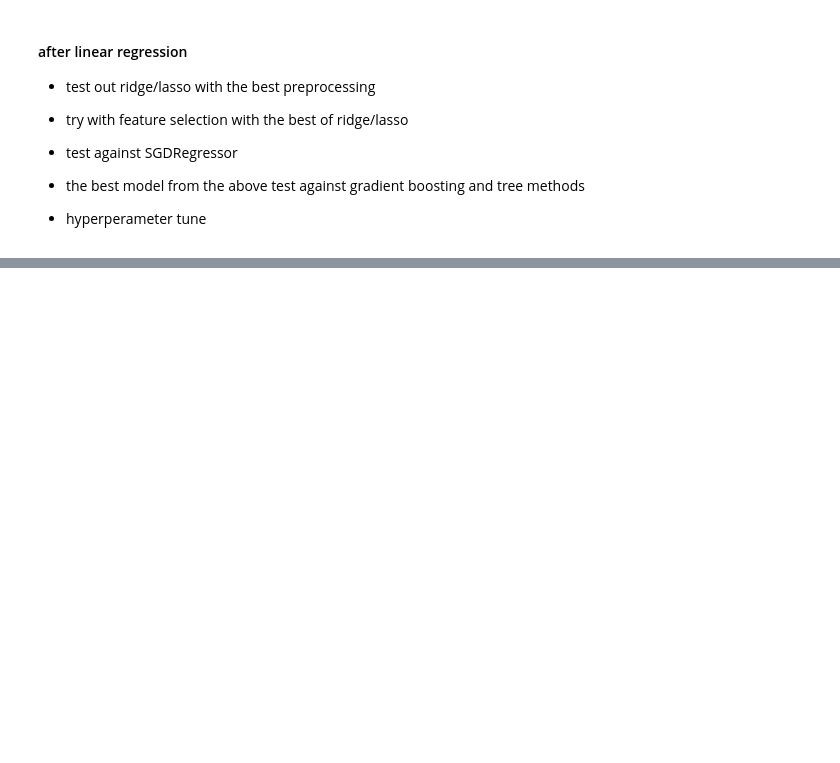
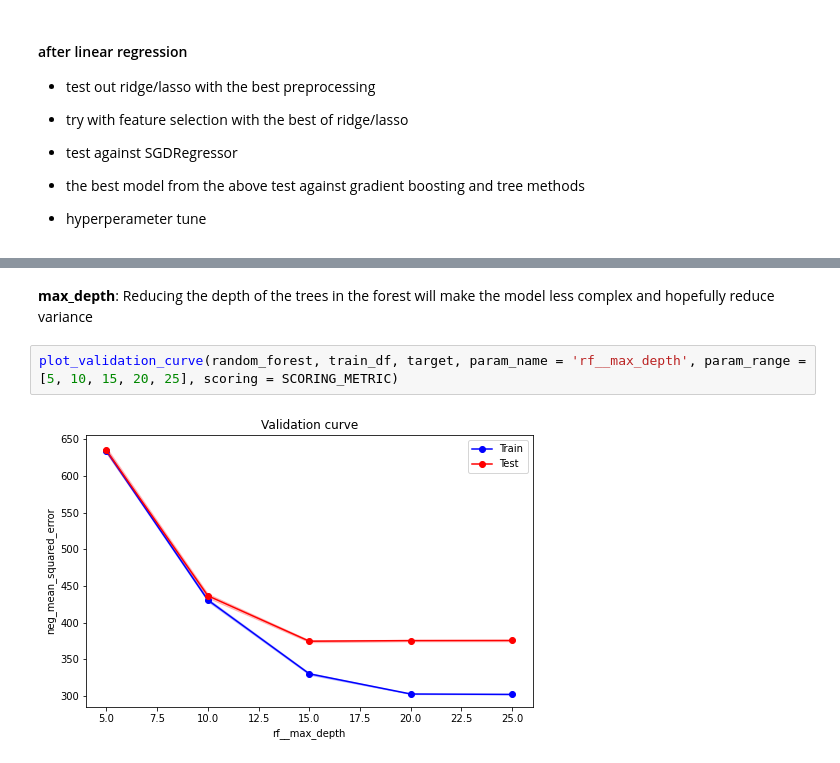
Before and after one commit to scottwiles/salary_prediction, a Jupyter notebook: notebooks/modeling.ipynb, the cells around one changed output, grey strips where cells are left out. Saved outputs shown, nothing was run; the diff lists cells and outputs as text; blank space fills up the shorter version.

```diff
--- a/notebooks/modeling.ipynb
+++ b/notebooks/modeling.ipynb
@@ -260,0 +347,6 @@ cross_validate(test_rf, train_df, target, return_train_score = True, scoring = S
+# %% [markdown]
+**max_depth**: Reducing the depth of the trees in the forest will make the model less complex and hopefully reduce variance
+# %%
+plot_validation_curve(random_forest, train_df, target, param_name = 'rf__max_depth', param_range = [5, 10, 15, 20, 25], scoring = SCORING_METRIC)
+# %% [output]
+[figure, added]
```
Also changed, not shown: parts of 26 cells of this notebook.
